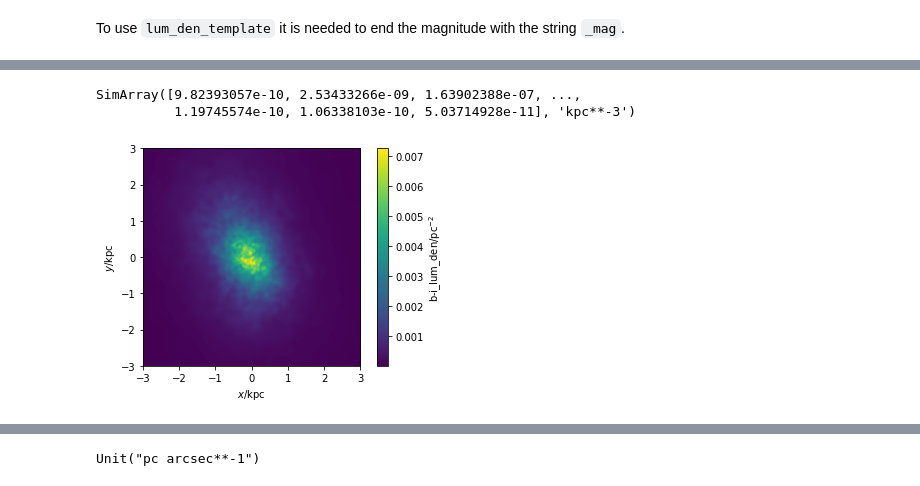
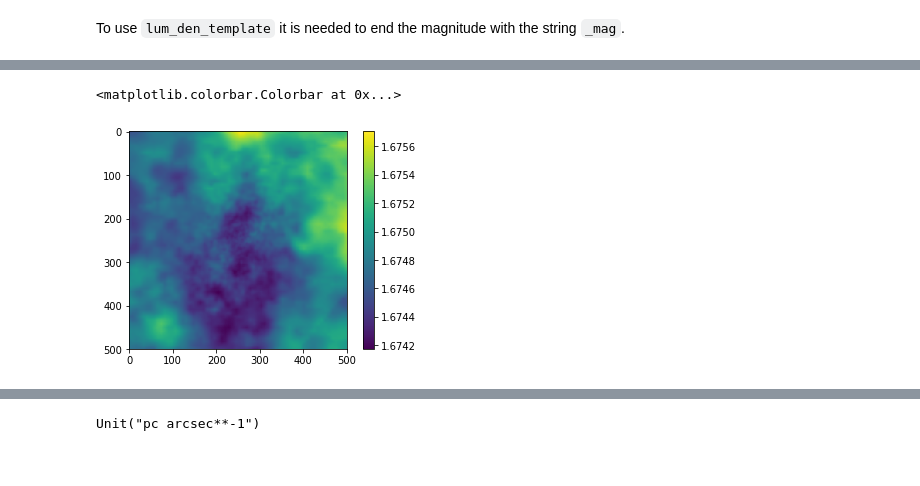
Before and after one commit to elehcim/simulation, a Jupyter notebook: notebooks/Color B-I.ipynb, the cells around one changed output, grey strips where cells are left out. Cells and saved outputs as stored; diff of their text form; code cells hidden in the pictures.

```diff
--- a/notebooks/Color B-I.ipynb
+++ b/notebooks/Color B-I.ipynb
@@ -129,13 +155,14 @@ SimArray([1.64398415, 1.64407435, 1.64217338, ..., 1.63853817, 1.63850947,
+# %%
+plt.imshow(b-i)
+plt.colorbar()
+# %% [output]
+<matplotlib.colorbar.Colorbar at 0x...>
+[figure, added]
 # %%
-s.s['b-i_lum_den'] = lum_den_template('b-i', s.s)
-s.s['b-i_lum_den']
+# s.s['b-i_lum_den'] = lum_den_template('b-i', s.s)
+# s.s['b-i_lum_den']
-# %% [output]
-SimArray([9.82393057e-10, 2.53433266e-09, 1.63902388e-07, ...,
-          1.19745574e-10, 1.06338103e-10, 5.03714928e-11], 'kpc**-3')
 # %%
-bmi_pc2 = pynbody.plot.sph.image(s.s, qty='b-i_lum_den', units='pc^-2', width=width, log=False, resolution=resolution)
+# bmi_pc2 = pynbody.plot.sph.image(s.s, qty='b-i_lum_den', units='pc^-2', width=width, log=False, resolution=resolution)
-# %% [output]
-[figure, removed]
 # %%
 bmi_pc2
 # %% [output]
```
Also changed, not shown: parts of 17 cells of this notebook, 1 other file.
